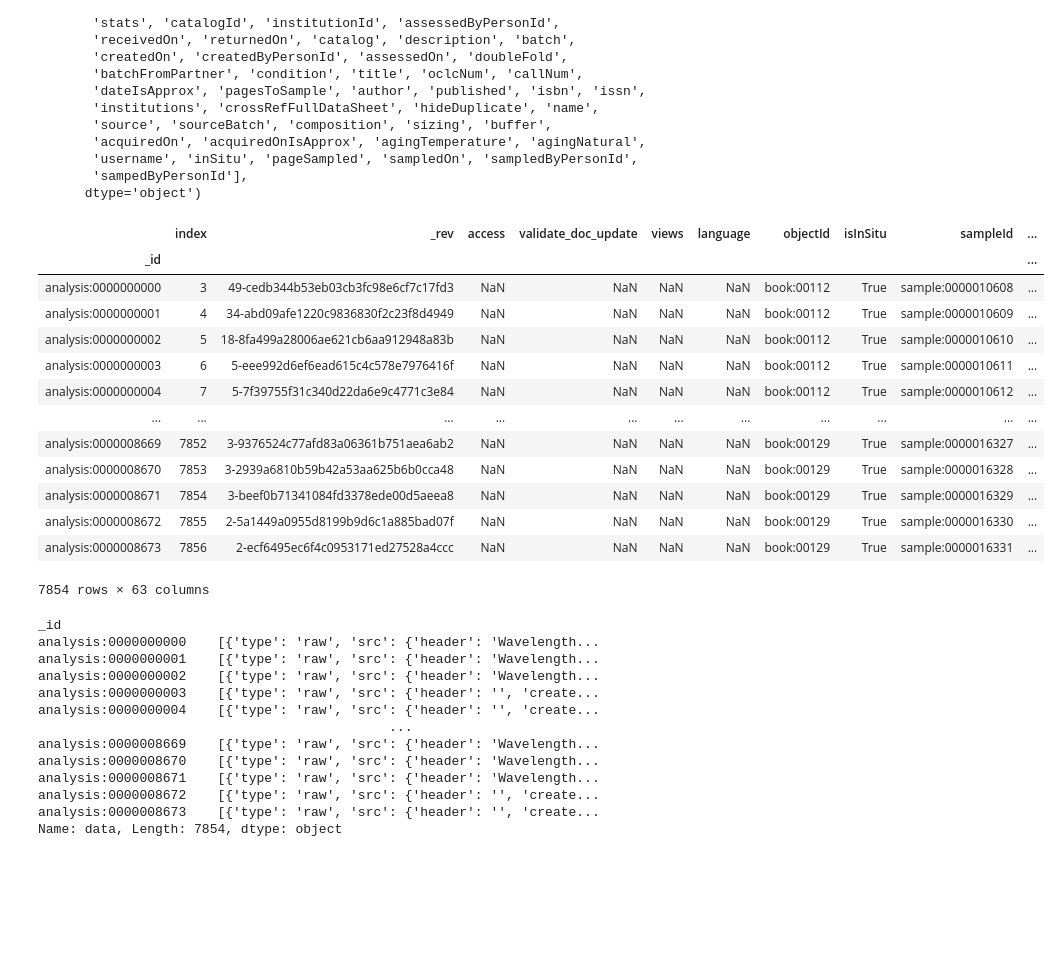
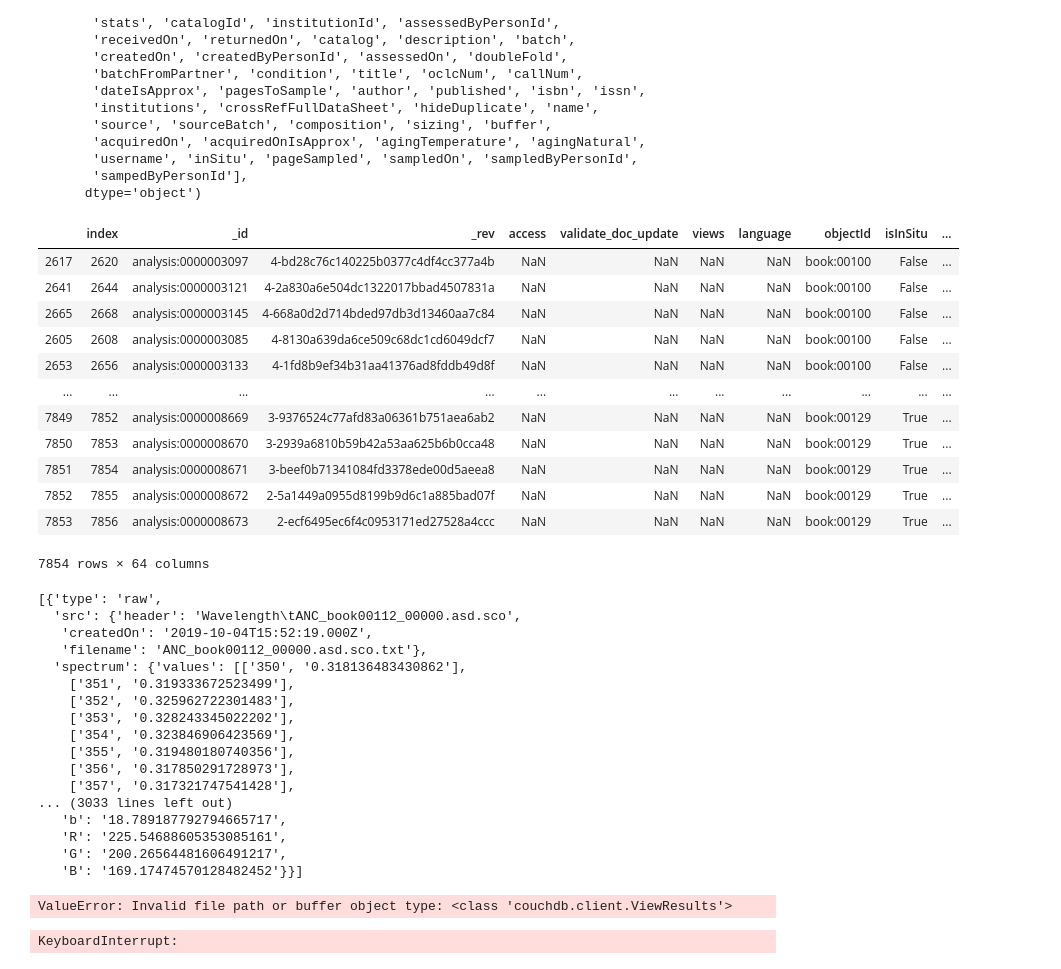
Before and after one commit to hujingc/umsi_loc_anc, a Jupyter notebook: initial_data_visualizations.ipynb, the cells around one changed output. Cells and saved outputs as stored; diff of their text form; code cells hidden in the pictures; blank space fills up the shorter version.

```diff
--- a/initial_data_visualizations.ipynb
+++ b/initial_data_visualizations.ipynb
@@ -120,37 +139,49 @@ Index(['index', '_id', '_rev', 'access', 'validate_doc_update', 'views',
        'sampedByPersonId'],
       dtype='object')
 # %%
-analysis1 = analysis.set_index("_id")
+analysis1 = analysis
 # %%
-analysis1
+analysis1.sort_values("sampleId")
 # %% [output]
-|  | index | _rev | access | validate_doc_update | views | language | objectId | isInSitu | sampleId | ... |
-| _id |  |  |  |  |  |  |  |  |  | ... |
-| analysis:0000000000 | 3 | 49-cedb344b53eb03cb3fc98e6cf7c17fd3 | NaN | NaN | NaN | NaN | book:00112 | True | sample:0000010608 | ... |
-| analysis:0000000001 | 4 | 34-abd09afe1220c9836830f2c23f8d4949 | NaN | NaN | NaN | NaN | book:00112 | True | sample:0000010609 | ... |
-| analysis:0000000002 | 5 | 18-8fa499a28006ae621cb6aa912948a83b | NaN | NaN | NaN | NaN | book:00112 | True | sample:0000010610 | ... |
-| analysis:0000000003 | 6 | 5-eee992d6ef6ead615c4c578e7976416f | NaN | NaN | NaN | NaN | book:00112 | True | sample:0000010611 | ... |
-| analysis:0000000004 | 7 | 5-7f39755f31c340d22da6e9c4771c3e84 | NaN | NaN | NaN | NaN | book:00112 | True | sample:0000010612 | ... |
+|  | index | _id | _rev | access | validate_doc_update | views | language | objectId | isInSitu | ... |
+| 2617 | 2620 | analysis:0000003097 | 4-bd28c76c140225b0377c4df4cc377a4b | NaN | NaN | NaN | NaN | book:00100 | False | ... |
+| 2641 | 2644 | analysis:0000003121 | 4-2a830a6e504dc1322017bbad4507831a | NaN | NaN | NaN | NaN | book:00100 | False | ... |
+| 2665 | 2668 | analysis:0000003145 | 4-668a0d2d714bded97db3d13460aa7c84 | NaN | NaN | NaN | NaN | book:00100 | False | ... |
+| 2605 | 2608 | analysis:0000003085 | 4-8130a639da6ce509c68dc1cd6049dcf7 | NaN | NaN | NaN | NaN | book:00100 | False | ... |
+| 2653 | 2656 | analysis:0000003133 | 4-1fd8b9ef34b31aa41376ad8fddb49d8f | NaN | NaN | NaN | NaN | book:00100 | False | ... |
 | ... | ... | ... | ... | ... | ... | ... | ... | ... | ... | ... |
-| analysis:0000008669 | 7852 | 3-9376524c77afd83a06361b751aea6ab2 | NaN | NaN | NaN | NaN | book:00129 | True | sample:0000016327 | ... |
-| analysis:0000008670 | 7853 | 3-2939a6810b59b42a53aa625b6b0cca48 | NaN | NaN | NaN | NaN | book:00129 | True | sample:0000016328 | ... |
-| analysis:0000008671 | 7854 | 3-beef0b71341084fd3378ede00d5aeea8 | NaN | NaN | NaN | NaN | book:00129 | True | sample:0000016329 | ... |
-| analysis:0000008672 | 7855 | 2-5a1449a0955d8199b9d6c1a885bad07f | NaN | NaN | NaN | NaN | book:00129 | True | sample:0000016330 | ... |
-| analysis:0000008673 | 7856 | 2-ecf6495ec6f4c0953171ed27528a4ccc | NaN | NaN | NaN | NaN | book:00129 | True | sample:0000016331 | ... |
+| 7849 | 7852 | analysis:0000008669 | 3-9376524c77afd83a06361b751aea6ab2 | NaN | NaN | NaN | NaN | book:00129 | True | ... |
+| 7850 | 7853 | analysis:0000008670 | 3-2939a6810b59b42a53aa625b6b0cca48 | NaN | NaN | NaN | NaN | book:00129 | True | ... |
+| 7851 | 7854 | analysis:0000008671 | 3-beef0b71341084fd3378ede00d5aeea8 | NaN | NaN | NaN | NaN | book:00129 | True | ... |
+| 7852 | 7855 | analysis:0000008672 | 2-5a1449a0955d8199b9d6c1a885bad07f | NaN | NaN | NaN | NaN | book:00129 | True | ... |
+| 7853 | 7856 | analysis:0000008673 | 2-ecf6495ec6f4c0953171ed27528a4ccc | NaN | NaN | NaN | NaN | book:00129 | True | ... |
-7854 rows × 63 columns
+7854 rows × 64 columns
 # %%
-analysis1["data"]
+analysis1["data"][0]
 # %% [output]
-_id
-analysis:0000000000    [{'type': 'raw', 'src': {'header': 'Wavelength...
-analysis:0000000001    [{'type': 'raw', 'src': {'header': 'Wavelength...
-analysis:0000000002    [{'type': 'raw', 'src': {'header': 'Wavelength...
-analysis:0000000003    [{'type': 'raw', 'src': {'header': '', 'create...
-analysis:0000000004    [{'type': 'raw', 'src': {'header': '', 'create...
-                                             ...
-analysis:0000008669    [{'type': 'raw', 'src': {'header': 'Wavelength...
-analysis:0000008670    [{'type': 'raw', 'src': {'header': 'Wavelength...
-analysis:0000008671    [{'type': 'raw', 'src': {'header': 'Wavelength...
-analysis:0000008672    [{'type': 'raw', 'src': {'header': '', 'create...
-analysis:0000008673    [{'type': 'raw', 'src': {'header': '', 'create...
-Name: data, Length: 7854, dtype: object
+[{'type': 'raw',
+  'src': {'header': 'Wavelength\tANC_book00112_00000.asd.sco',
+   'createdOn': '2019-10-04T15:52:19.000Z',
+   'filename': 'ANC_book00112_00000.asd.sco.txt'},
+  'spectrum': {'values': [['350', '0.318136483430862'],
+    ['351', '0.319333672523499'],
+    ['352', '0.325962722301483'],
+    ['353', '0.328243345022202'],
+    ['354', '0.323846906423569'],
+    ['355', '0.319480180740356'],
+    ['356', '0.317850291728973'],
+    ['357', '0.317321747541428'],
+... (3033 lines left out)
+   'b': '18.789187792794665717',
+   'R': '225.54688605353085161',
+   'G': '200.26564481606491217',
+   'B': '169.17474570128482452'}}]
+# %%
+x = pd.read_json(rows)
+x
+# %% [output]
+ValueError: Invalid file path or buffer object type: <class 'couchdb.client.ViewResults'>
+# %%
+data
+# %% [output]
+KeyboardInterrupt:
```
Also changed, not shown: parts of 2 cells of this notebook.
